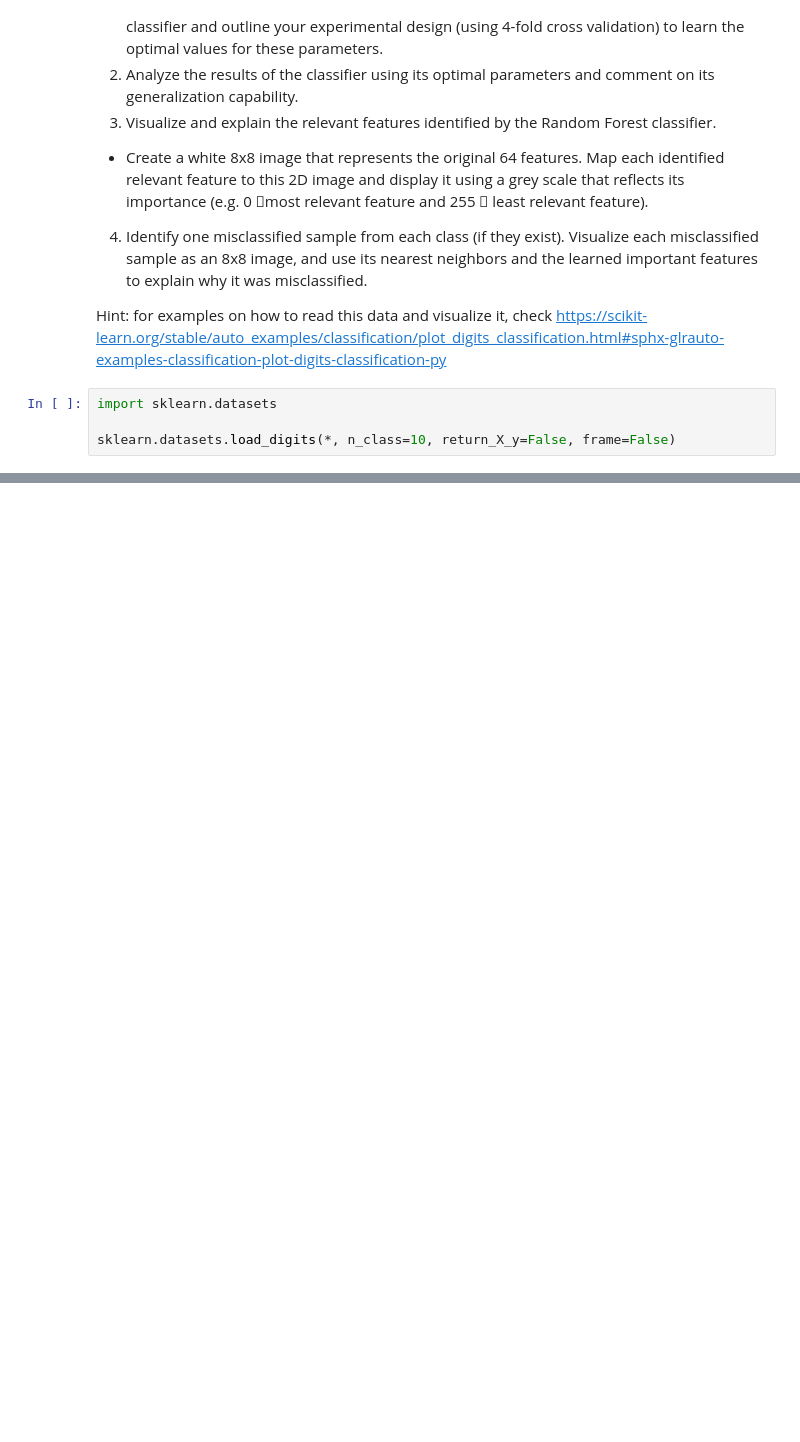
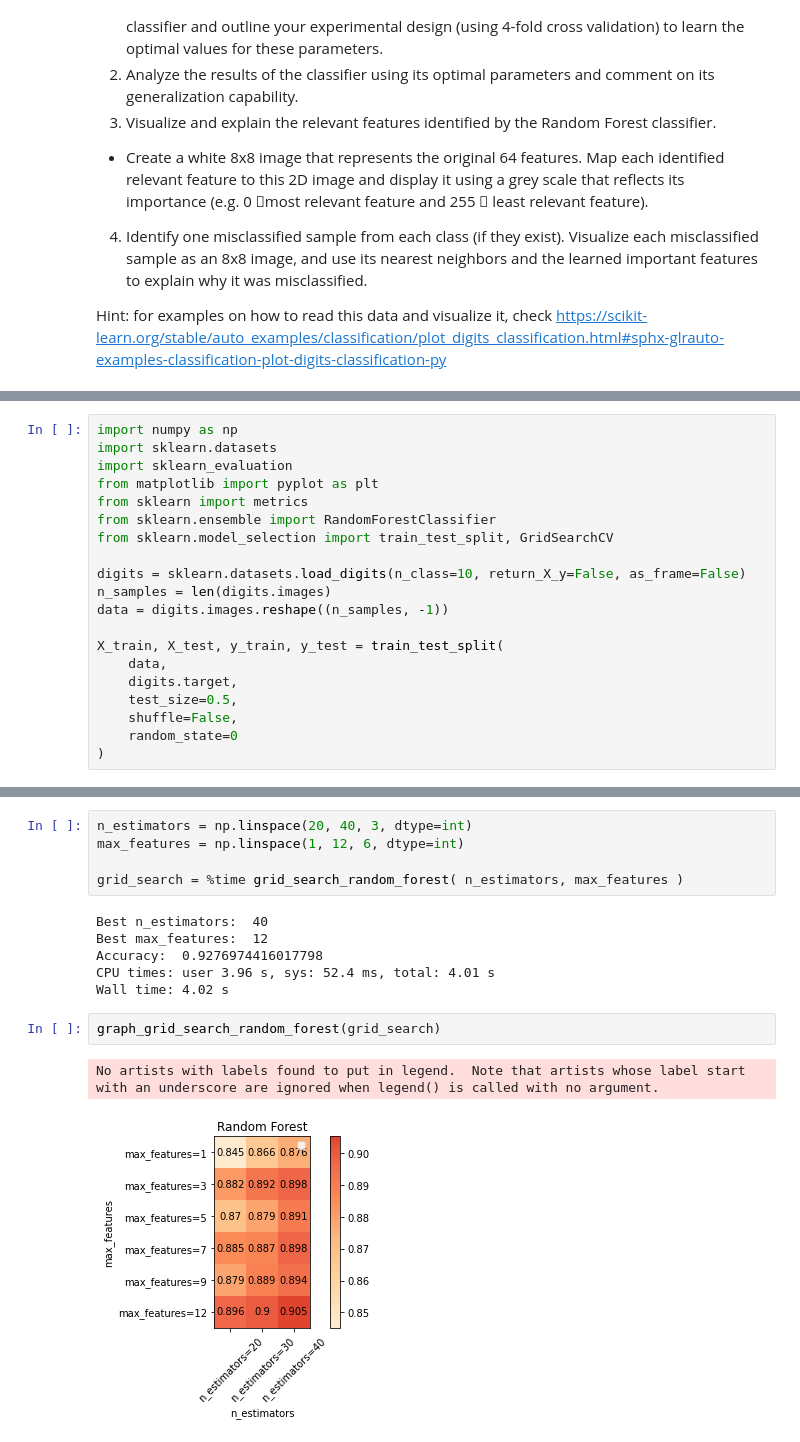
Before and after one commit to jasonmrimer/cse590-machine-learning, a Jupyter notebook: midterm/problem 4 random forest.ipynb, the cells around one changed output, grey strips where cells are left out. Cells and saved outputs as stored; diff of their text form; blank space fills up the shorter version.

Commit message:
best parameters solved for random forests, neighborhood generation started for knn

```diff
--- a/midterm/problem 4 random forest.ipynb
+++ b/midterm/problem 4 random forest.ipynb
@@ -9,7 +9,3 @@ For this problem, you need to use the built-in sklearn digits dataset. You can l
 
 Hint: for examples on how to read this data and visualize it, check
 https://scikit-learn.org/stable/auto_examples/classification/plot_digits_classification.html#sphx-glrauto-examples-classification-plot-digits-classification-py
-# %%
-import sklearn.datasets
-
-sklearn.datasets.load_digits(*, n_class=10, return_X_y=False, frame=False)
@@ -15,0 +14,20 @@ sklearn.datasets.load_digits(*, n_class=10, return_X_y=False, frame=False)
+# %%
+import numpy as np
+import sklearn.datasets
+import sklearn_evaluation
+from matplotlib import pyplot as plt
+from sklearn import metrics
+from sklearn.ensemble import RandomForestClassifier
+from sklearn.model_selection import train_test_split, GridSearchCV
+
+digits = sklearn.datasets.load_digits(n_class=10, return_X_y=False, as_frame=False)
+n_samples = len(digits.images)
+data = digits.images.reshape((n_samples, -1))
+
+X_train, X_test, y_train, y_test = train_test_split(
+    data,
+    digits.target,
+    test_size=0.5,
+    shuffle=False,
+    random_state=0
+)
@@ -15,0 +86,16 @@ sklearn.datasets.load_digits(*, n_class=10, return_X_y=False, frame=False)
+# %%
+n_estimators = np.linspace(20, 40, 3, dtype=int)
+max_features = np.linspace(1, 12, 6, dtype=int)
+
+grid_search = %time grid_search_random_forest( n_estimators, max_features )
+# %% [output]
+Best n_estimators:  40
+Best max_features:  12
+Accuracy:  0.9276974416017798
+CPU times: user 3.96 s, sys: 52.4 ms, total: 4.01 s
+Wall time: 4.02 s
+# %%
+graph_grid_search_random_forest(grid_search)
+# %% [output]
+No artists with labels found to put in legend.  Note that artists whose label start with an underscore are ignored when legend() is called with no argument.
+[figure, added]
```
Also changed, not shown: parts of 15 cells of this notebook, 1 other file.
